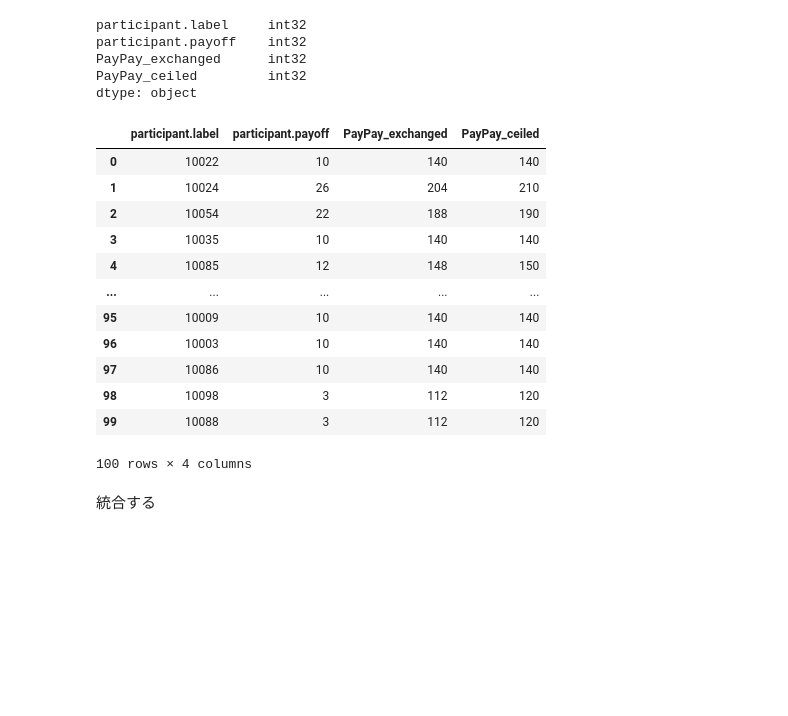
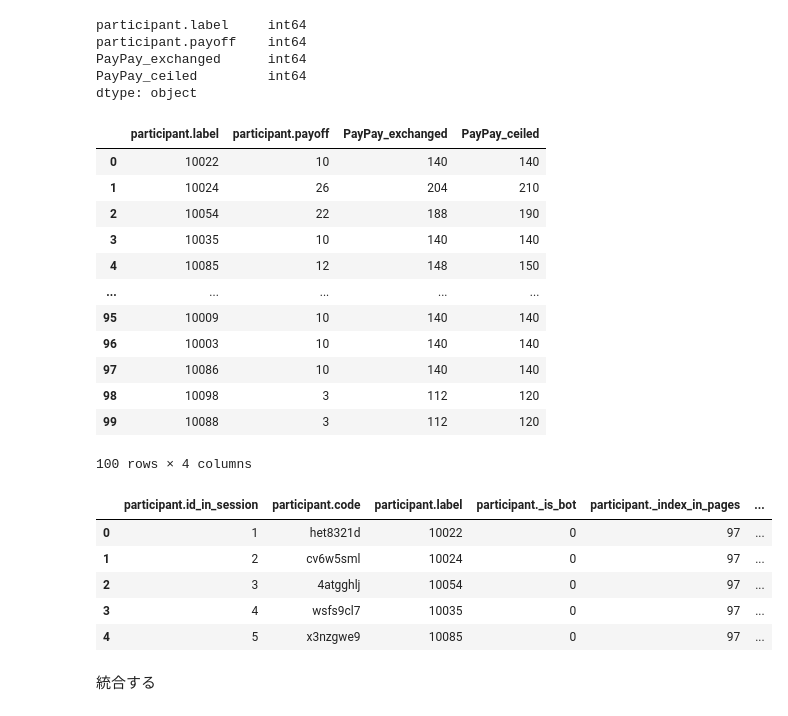
Before and after one commit to yokoyama-ShizuokaUniversity/CRD_DataAnalyse, a Jupyter notebook: getdata.ipynb, the cells around one changed output. Drawn from its saved outputs; the diff is of its cells as text; code cells hidden in the pictures; blank space fills up the shorter version.

```diff
--- a/getdata.ipynb
+++ b/getdata.ipynb
@@ -47,34 +29,44 @@ dtype: object
 # %%
 pg_df = pd.read_csv(f"{dir_path}/all_apps_wide-2025-07-24.csv")
 pg_concat_df = pd.DataFrame()
 pg_concat_df['participant.label'] = pg_df['participant.label']
 pg_concat_df['participant.payoff'] = pg_df.iloc[:,12]
 pg_concat_df['PayPay_exchanged'] = pg_concat_df['participant.payoff'].apply(lambda x: x * 4 + 100)
 pg_concat_df['PayPay_ceiled'] = pg_concat_df["PayPay_exchanged"].apply(lambda x: ((x+9) // 10)*10) # ホワイトリストのために1の位切り上げたリスト
 pg_concat_df = pg_concat_df.dropna()
 pg_concat_df = pg_concat_df.astype('int')
 print(pg_concat_df.dtypes)
 display(pg_concat_df)
+
+pd.set_option('display.max_columns', None)
+
+display(pg_df.head())
 # pg_concat_df.to_csv("payoff_and_partictipantLabel.csv")
 # %% [output]
-participant.label     int32
-participant.payoff    int32
-PayPay_exchanged      int32
-PayPay_ceiled         int32
+participant.label     int64
+participant.payoff    int64
+PayPay_exchanged      int64
+PayPay_ceiled         int64
 dtype: object
 |  | participant.label | participant.payoff | PayPay_exchanged | PayPay_ceiled |
 | 0 | 10022 | 10 | 140 | 140 |
 | 1 | 10024 | 26 | 204 | 210 |
 | 2 | 10054 | 22 | 188 | 190 |
 | 3 | 10035 | 10 | 140 | 140 |
 | 4 | 10085 | 12 | 148 | 150 |
 | ... | ... | ... | ... | ... |
 | 95 | 10009 | 10 | 140 | 140 |
 | 96 | 10003 | 10 | 140 | 140 |
 | 97 | 10086 | 10 | 140 | 140 |
 | 98 | 10098 | 3 | 112 | 120 |
 | 99 | 10088 | 3 | 112 | 120 |
 100 rows × 4 columns
+|  | participant.id_in_session | participant.code | participant.label | participant._is_bot | participant._index_in_pages | ... |
+| 0 | 1 | het8321d | 10022 | 0 | 97 | ... |
+| 1 | 2 | cv6w5sml | 10024 | 0 | 97 | ... |
+| 2 | 3 | 4atgghlj | 10054 | 0 | 97 | ... |
+| 3 | 4 | wsfs9cl7 | 10035 | 0 | 97 | ... |
+| 4 | 5 | x3nzgwe9 | 10085 | 0 | 97 | ... |
 # %% [markdown]
 統合する
 # %%
```
Also changed, not shown: parts of 18 cells of this notebook.
